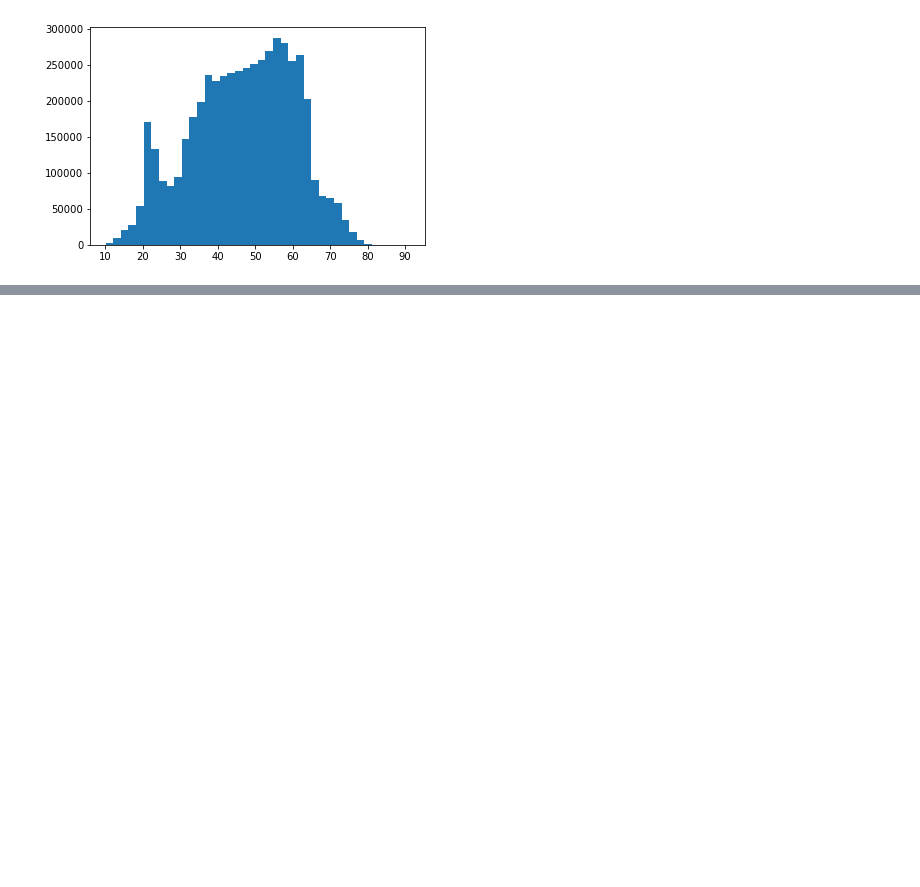
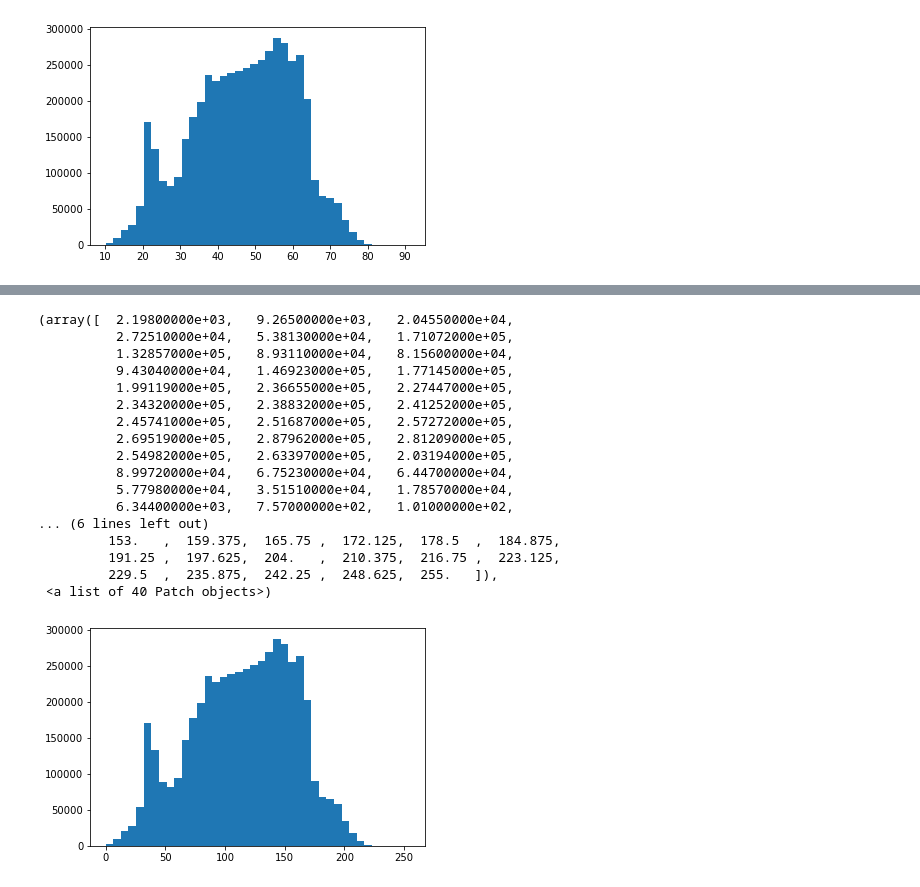
Before and after one commit to newsch/wonky-bobbin, a Jupyter notebook: OvernightReview1.ipynb, the cells around one changed output, grey strips where cells are left out. Saved outputs shown, nothing was run; the diff lists cells and outputs as text; code cells hidden in the pictures; blank space fills up the shorter version.

Commit message:
broken image sharpening

```diff
--- a/OvernightReview1.ipynb
+++ b/OvernightReview1.ipynb
@@ -148,6 +147,7 @@ plt.hist(vectIm, bins = 40)
 # %%
 pixRange = max(vectIm) - min(vectIm)
 print(pixRange)
-shiftIm = (grayIm - min(vectIm))*
+shiftIm = (grayIm - min(vectIm))*255/pixRange
+plt.imshow(shiftIm, cmap = 'gray')
 # %% [output]
 [ 81.207]
@@ -153,0 +156,21 @@ shiftIm = (grayIm - min(vectIm))*
+# %%
+plt.hist(shiftIm.reshape(m*n, 1), bins = 40)
+# %% [output]
+(array([  2.19800000e+03,   9.26500000e+03,   2.04550000e+04,
+          2.72510000e+04,   5.38130000e+04,   1.71072000e+05,
+          1.32857000e+05,   8.93110000e+04,   8.15600000e+04,
+          9.43040000e+04,   1.46923000e+05,   1.77145000e+05,
+          1.99119000e+05,   2.36655000e+05,   2.27447000e+05,
+          2.34320000e+05,   2.38832000e+05,   2.41252000e+05,
+          2.45741000e+05,   2.51687000e+05,   2.57272000e+05,
+          2.69519000e+05,   2.87962000e+05,   2.81209000e+05,
+          2.54982000e+05,   2.63397000e+05,   2.03194000e+05,
+          8.99720000e+04,   6.75230000e+04,   6.44700000e+04,
+          5.77980000e+04,   3.51510000e+04,   1.78570000e+04,
+          6.34400000e+03,   7.57000000e+02,   1.01000000e+02,
+... (6 lines left out)
+         153.   ,  159.375,  165.75 ,  172.125,  178.5  ,  184.875,
+         191.25 ,  197.625,  204.   ,  210.375,  216.75 ,  223.125,
+         229.5  ,  235.875,  242.25 ,  248.625,  255.   ]),
+ <a list of 40 Patch objects>)
+[figure, added]
```
Also changed, not shown: parts of 2 cells of this notebook, 3 other files.
